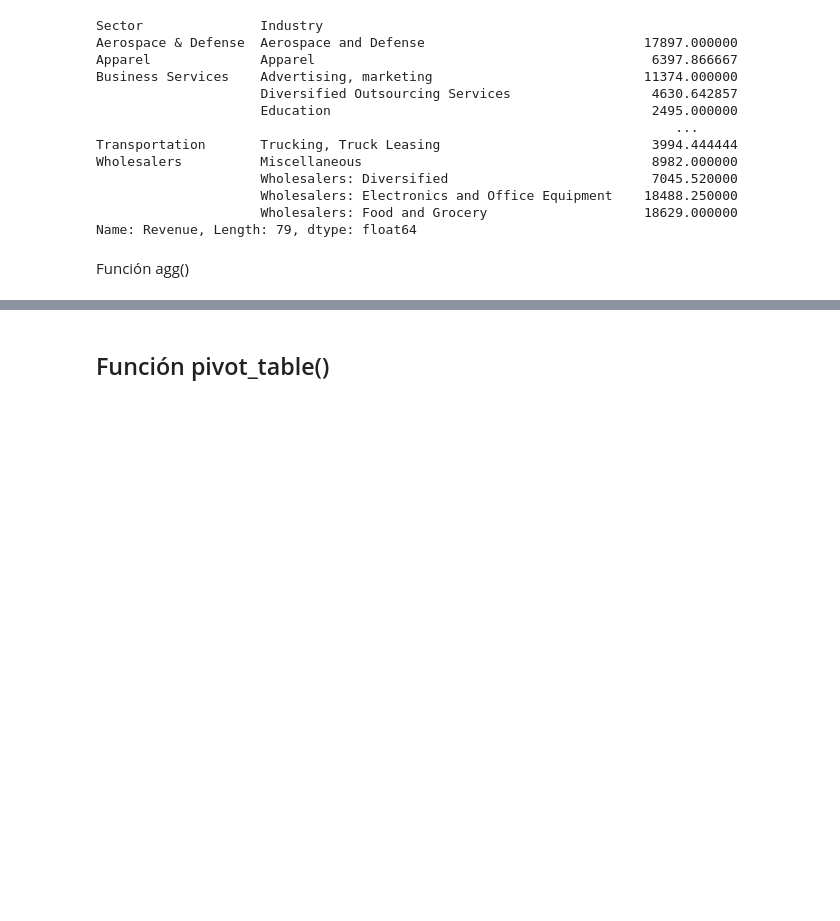
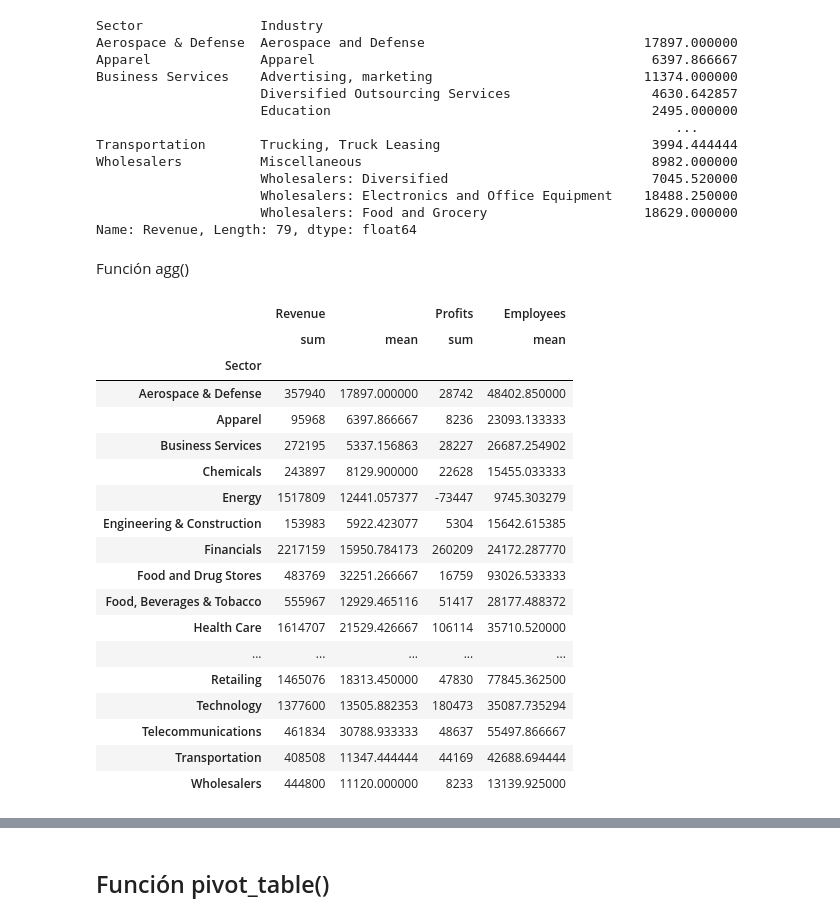
Before and after one commit to carlos1680/CPEDS, a Jupyter notebook: modulo2/4 Estadistica descriptiva/Laboratorio_descriptiva.ipynb, the cells around one changed output, grey strips where cells are left out. Saved outputs shown, nothing was run; the diff lists cells and outputs as text; code cells hidden in the pictures; blank space fills up the shorter version.

```diff
--- a/modulo2/4 Estadistica descriptiva/Laboratorio_descriptiva.ipynb
+++ b/modulo2/4 Estadistica descriptiva/Laboratorio_descriptiva.ipynb
@@ -120,10 +323,30 @@ Función agg()
 sectors = fortune.groupby('Sector')
 # %%
 sectors.agg({
-    "Revenue" : "sum",
+    "Revenue" : ["sum","mean"],
     "Profits" : "sum",
     "Employees" : "mean"
 })
+# %% [output]
+|  | Revenue |  | Profits | Employees |
+|  | sum | mean | sum | mean |
+| Sector |  |  |  |  |
+| Aerospace & Defense | 357940 | 17897.000000 | 28742 | 48402.850000 |
+| Apparel | 95968 | 6397.866667 | 8236 | 23093.133333 |
+| Business Services | 272195 | 5337.156863 | 28227 | 26687.254902 |
+| Chemicals | 243897 | 8129.900000 | 22628 | 15455.033333 |
+| Energy | 1517809 | 12441.057377 | -73447 | 9745.303279 |
+| Engineering & Construction | 153983 | 5922.423077 | 5304 | 15642.615385 |
+| Financials | 2217159 | 15950.784173 | 260209 | 24172.287770 |
+| Food and Drug Stores | 483769 | 32251.266667 | 16759 | 93026.533333 |
+| Food, Beverages & Tobacco | 555967 | 12929.465116 | 51417 | 28177.488372 |
+| Health Care | 1614707 | 21529.426667 | 106114 | 35710.520000 |
+| ... | ... | ... | ... | ... |
+| Retailing | 1465076 | 18313.450000 | 47830 | 77845.362500 |
+| Technology | 1377600 | 13505.882353 | 180473 | 35087.735294 |
+| Telecommunications | 461834 | 30788.933333 | 48637 | 55497.866667 |
+| Transportation | 408508 | 11347.444444 | 44169 | 42688.694444 |
+| Wholesalers | 444800 | 11120.000000 | 8233 | 13139.925000 |
 # %%
 sectors.agg(["size", "sum", "median"])
 # %% [output]
```
Also changed, not shown: parts of 19 cells of this notebook, 3 other files.
